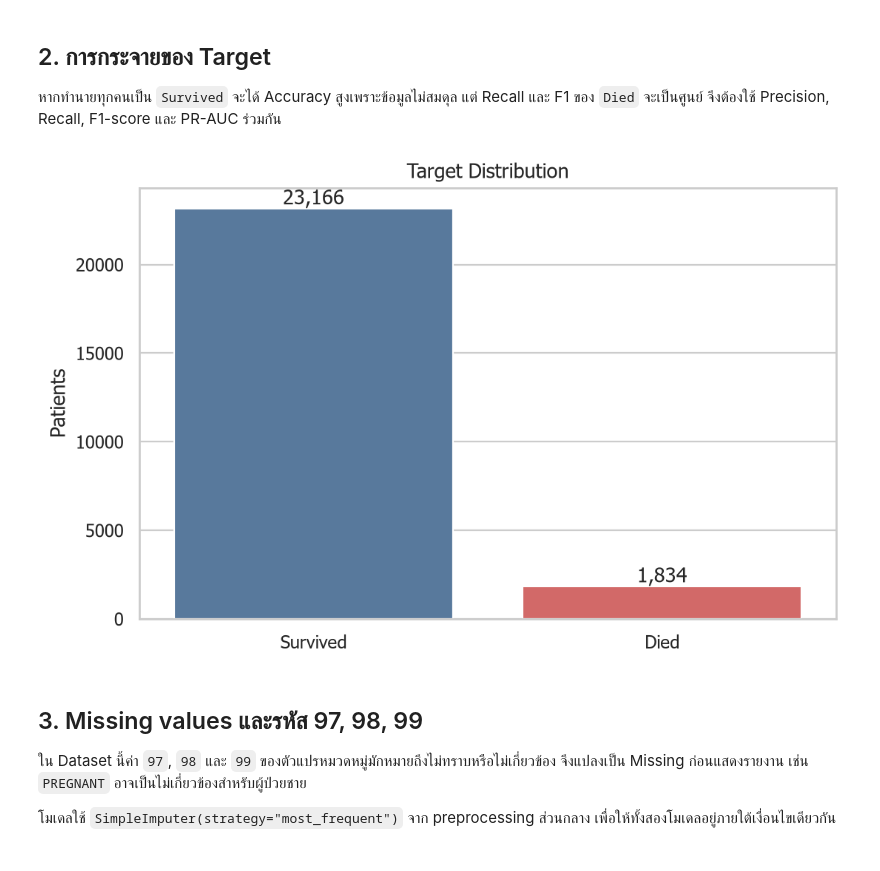
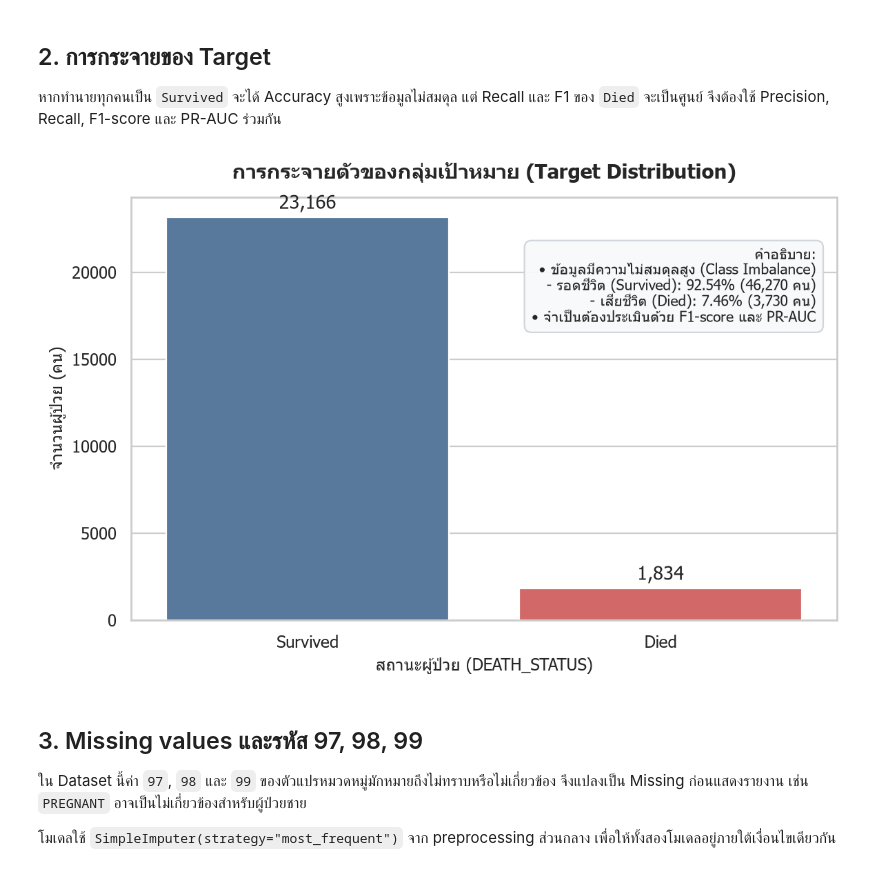
Before and after one commit to nuttawuttabsakul191-dotcom/kaggle-model, a Jupyter notebook: notebooks/svm.ipynb, the cells around one changed output. Saved outputs shown, nothing was run; the diff lists cells and outputs as text; code cells hidden in the pictures.

```diff
--- a/notebooks/svm.ipynb
+++ b/notebooks/svm.ipynb
@@ -62,6 +71,8 @@ from src.preprocess import (
 
 warnings.filterwarnings("ignore", category=FutureWarning)
 sns.set_theme(style="whitegrid", context="notebook")
+plt.rcParams["font.sans-serif"] = ["Tahoma", "Leelawadee UI", "DejaVu Sans", "Arial"]
+plt.rcParams["axes.unicode_minus"] = False
 
 RESULTS_DIR = PROJECT_ROOT / "results"
 FIGURES_DIR = RESULTS_DIR / "figures" / "svm"
@@ -122,33 +133,47 @@ display(raw_df[FEATURE_COLUMNS + [TARGET_COLUMN]].head())
 # %%
 target_summary = (
     raw_df[TARGET_COLUMN]
     .value_counts()
     .rename_axis("DEATH_STATUS")
     .reset_index(name="Count")
 )
 target_summary["Percent"] = target_summary["Count"] / len(raw_df) * 100
 display(target_summary.style.format({"Percent": "{:.2f}%"}))
 
-fig, ax = plt.subplots(figsize=(7, 4.5))
+fig, ax = plt.subplots(figsize=(7.5, 5))
 sns.barplot(
     data=target_summary,
     x="DEATH_STATUS",
     y="Count",
     hue="DEATH_STATUS",
     palette={"Survived": "#4C78A8", "Died": "#E45756"},
     legend=False,
     ax=ax,
 )
-ax.set_title("Target Distribution")
-ax.set_xlabel("")
-ax.set_ylabel("Patients")
+ax.set_title("การกระจายตัวของกลุ่มเป้าหมาย (Target Distribution)", fontsize=13, fontweight="bold", pad=12)
+ax.set_xlabel("สถานะผู้ป่วย (DEATH_STATUS)", fontsize=11)
+ax.set_ylabel("จำนวนผู้ป่วย (คน)", fontsize=11)
 for container in ax.containers:
-    ax.bar_label(container, fmt="{:,.0f}")
+    ax.bar_label(container, fmt="{:,.0f}", padding=3)
+
+note_01 = (
+    "คำอธิบาย:\n"
+    "• ข้อมูลมีความไม่สมดุลสูง (Class Imbalance)\n"
+    "  - รอดชีวิต (Survived): 92.54% (46,270 คน)\n"
+    "  - เสียชีวิต (Died): 7.46% (3,730 คน)\n"
+    "• จำเป็นต้องประเมินด้วย F1-score และ PR-AUC"
+)
+ax.text(
+    0.97, 0.88, note_01,
+    transform=ax.transAxes, ha="right", va="top",
+    fontsize=9.5,
+    bbox=dict(boxstyle="round,pad=0.5", facecolor="#F8F9FA", edgecolor="#CED4DA", alpha=0.95)
+)
 fig.tight_layout()
 save_figure(fig, "01_target_distribution.png")
 plt.show()
 # %% [output]
-[figure, old version]
+[figure, new version]
 # %% [markdown]
 ## 3. Missing values และรหัส 97, 98, 99
 
```
Also changed, not shown: parts of 14 cells of this notebook, 9 other files.
